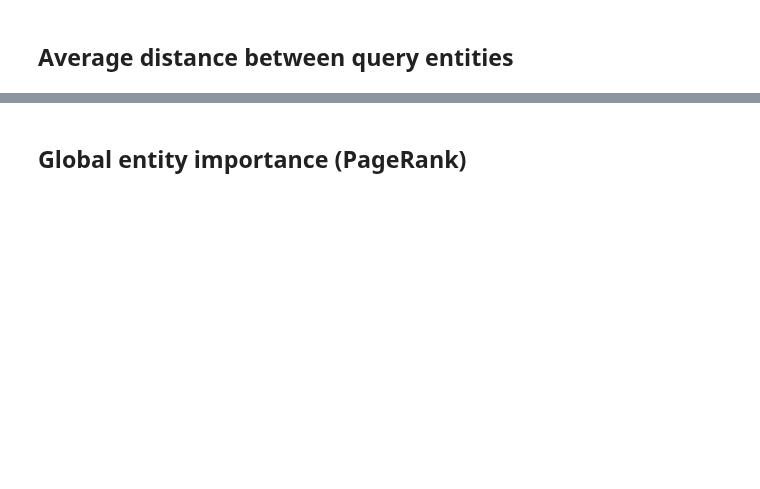
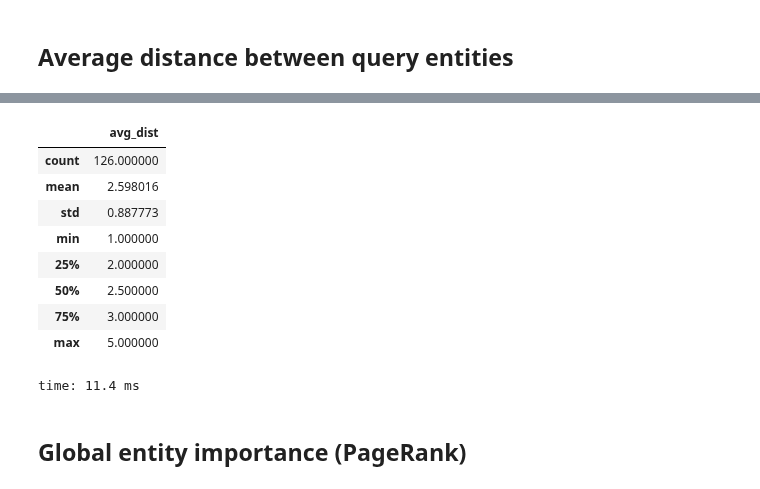
Before and after one commit to feup-infolab/army-ant, a Jupyter notebook: notebooks/query_log_analysis/query_log_analysis.ipynb, the cells around one changed output, grey strips where cells are left out. Saved outputs shown, nothing was run; the diff lists cells and outputs as text; code cells hidden in the pictures; blank space fills up the shorter version.

```diff
--- a/notebooks/query_log_analysis/query_log_analysis.ipynb
+++ b/notebooks/query_log_analysis/query_log_analysis.ipynb
@@ -2751,3 +2764,16 @@ time: 486 ms
+# %%
+s_avg_dists.describe()
+# %% [output]
+|  | avg_dist |
+| count | 126.000000 |
+| mean | 2.598016 |
+| std | 0.887773 |
+| min | 1.000000 |
+| 25% | 2.000000 |
+| 50% | 2.500000 |
+| 75% | 3.000000 |
+| max | 5.000000 |
+time: 11.4 ms
 # %% [markdown]
 ## Global entity importance (PageRank)
 # %%
```
Also changed, not shown: parts of 149 cells of this notebook.
